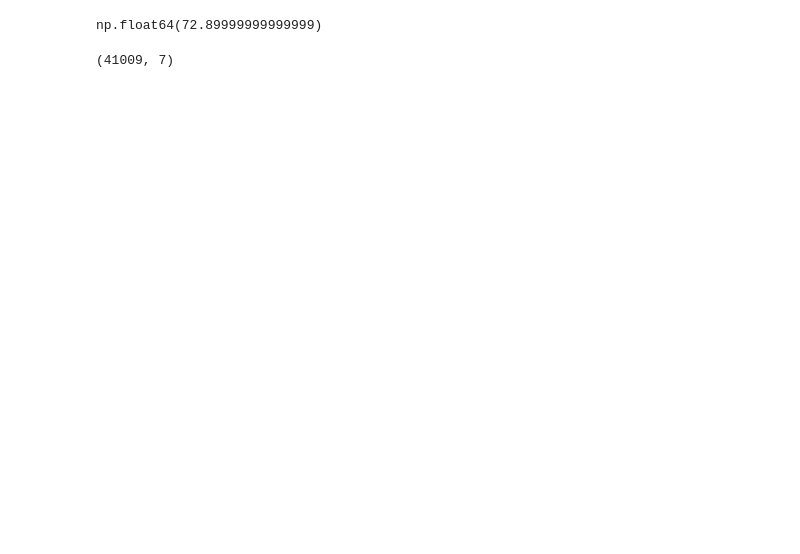
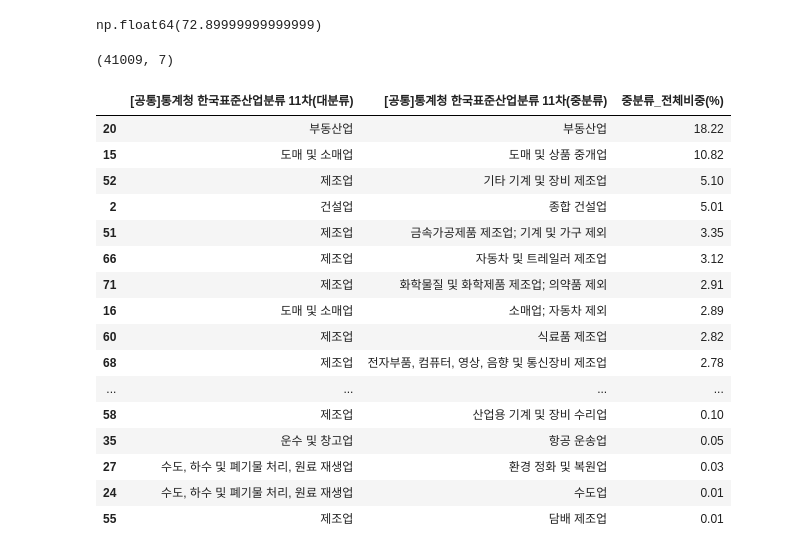
Before and after one commit to hyewonKo/corporate-bankruptcy, a Jupyter notebook: 데이터수집/test.ipynb, the cells around one changed output. Cells and saved outputs as stored; diff of their text form; code cells hidden in the pictures; blank space fills up the shorter version.

```diff
--- a/데이터수집/test.ipynb
+++ b/데이터수집/test.ipynb
@@ -276,3 +275,30 @@ np.float64(72.89999999999999)
 df.shape
 # %% [output]
 (41009, 7)
+# %%
+result.loc[
+    result['대분류비중(%)'] >= 1,
+    [
+        '[공통]통계청 한국표준산업분류 11차(대분류)',
+        '[공통]통계청 한국표준산업분류 11차(중분류)',
+        '중분류_전체비중(%)'
+    ]
+]
+# %% [output]
+|  | [공통]통계청 한국표준산업분류 11차(대분류) | [공통]통계청 한국표준산업분류 11차(중분류) | 중분류_전체비중(%) |
+| 20 | 부동산업 | 부동산업 | 18.22 |
+| 15 | 도매 및 소매업 | 도매 및 상품 중개업 | 10.82 |
+| 52 | 제조업 | 기타 기계 및 장비 제조업 | 5.10 |
+| 2 | 건설업 | 종합 건설업 | 5.01 |
+| 51 | 제조업 | 금속가공제품 제조업; 기계 및 가구 제외 | 3.35 |
+| 66 | 제조업 | 자동차 및 트레일러 제조업 | 3.12 |
+| 71 | 제조업 | 화학물질 및 화학제품 제조업; 의약품 제외 | 2.91 |
+| 16 | 도매 및 소매업 | 소매업; 자동차 제외 | 2.89 |
+| 60 | 제조업 | 식료품 제조업 | 2.82 |
+| 68 | 제조업 | 전자부품, 컴퓨터, 영상, 음향 및 통신장비 제조업 | 2.78 |
+| ... | ... | ... | ... |
+| 58 | 제조업 | 산업용 기계 및 장비 수리업 | 0.10 |
+| 35 | 운수 및 창고업 | 항공 운송업 | 0.05 |
+| 27 | 수도, 하수 및 폐기물 처리, 원료 재생업 | 환경 정화 및 복원업 | 0.03 |
+| 24 | 수도, 하수 및 폐기물 처리, 원료 재생업 | 수도업 | 0.01 |
+| 55 | 제조업 | 담배 제조업 | 0.01 |
```
Also changed, not shown: parts of 3 cells of this notebook, 23 other files.
